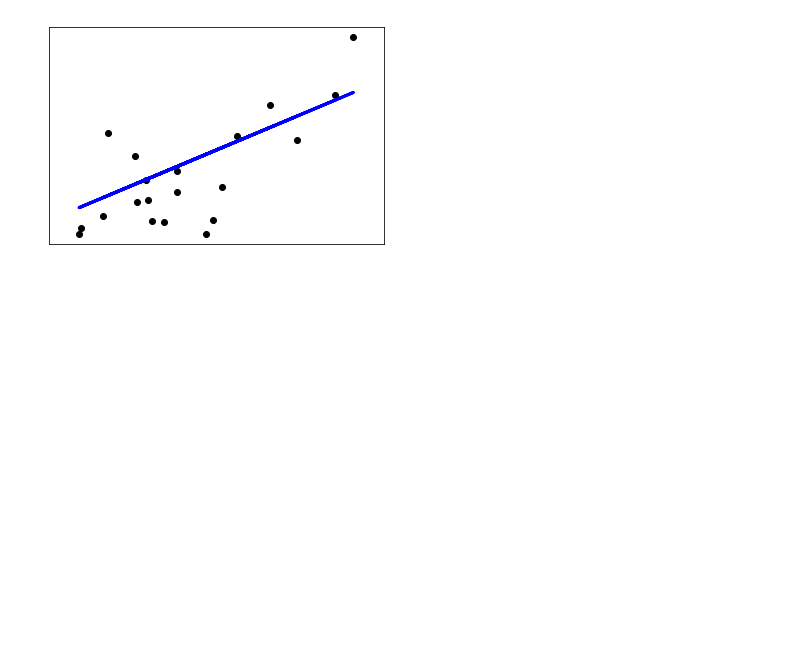
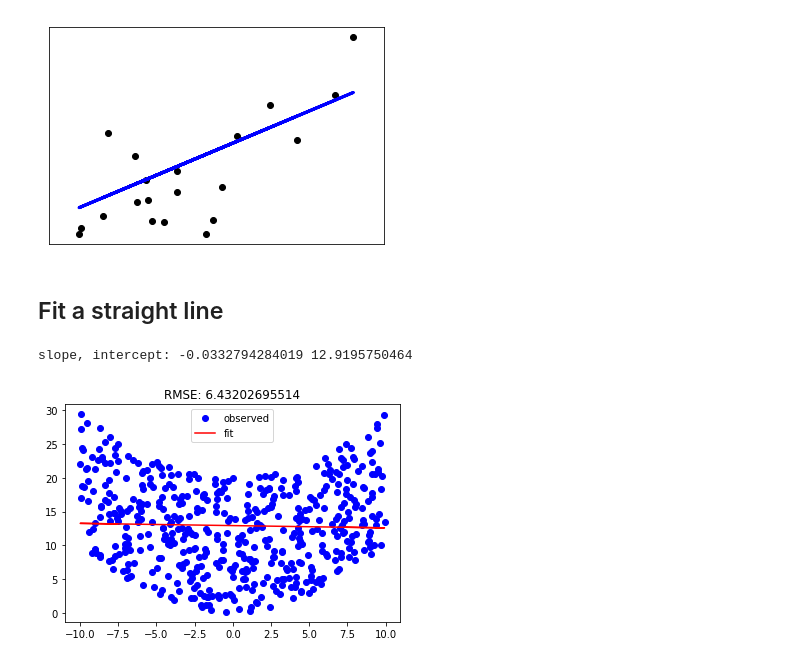
Before and after one commit to ThatGuyWithTheHat/Py_Jupyter, a Jupyter notebook: 17_Linear_Regression.ipynb, the cells around one changed output. Drawn from its saved outputs; the diff is of its cells as text; code cells hidden in the pictures; blank space fills up the shorter version.

```diff
--- a/17_Linear_Regression.ipynb
+++ b/17_Linear_Regression.ipynb
@@ -55,3 +55,28 @@ Mean squared error: 2548.07
 Variance score: 0.47
 ([], <a list of 0 Text yticklabel objects>)
 [figure]
+# %% [markdown]
+##  Fit a straight line
+# %%
+# http://nbviewer.jupyter.org/github/mbakker7/exploratory_computing_with_python/tree/master/
+
+%matplotlib inline
+
+import matplotlib.pyplot as plt
+import numpy as np
+from scipy.stats import linregress
+
+x = 10 - 20*np.random.random((500))
+y = 0.1*x**2 + 20*np.random.random((500))
+slope, intercept, r_value, p_value, std_err = linregress(x, y)
+yfit = slope * x + intercept
+plt.figure()
+plt.plot(x, y, 'bo', label='observed')
+plt.plot(x, yfit, 'r', label='fit')
+rmse = np.sqrt(np.sum((yfit - y) ** 2) / len(y))
+plt.title('RMSE: '+str(rmse))
+plt.legend(loc='best')
+print('slope, intercept:', slope, intercept)
+# %% [output]
+slope, intercept: -0.0332794284019 12.9195750464
+[figure, added]
```
Also changed, not shown: parts of 4 cells of this notebook, 1 other file.
